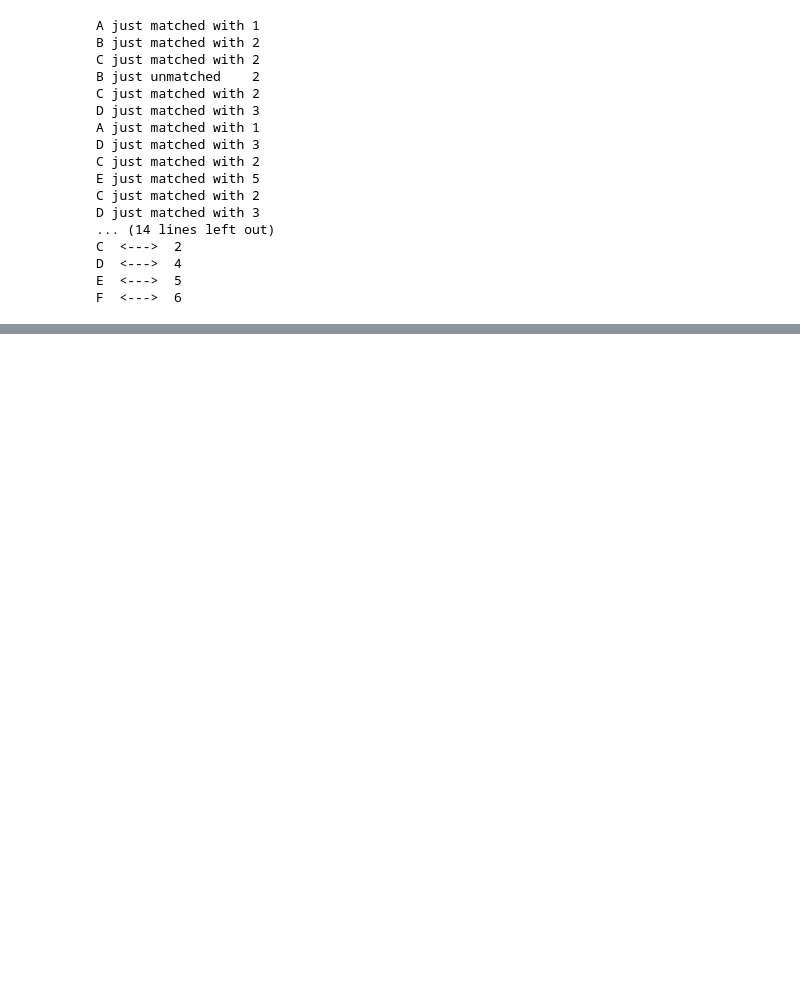
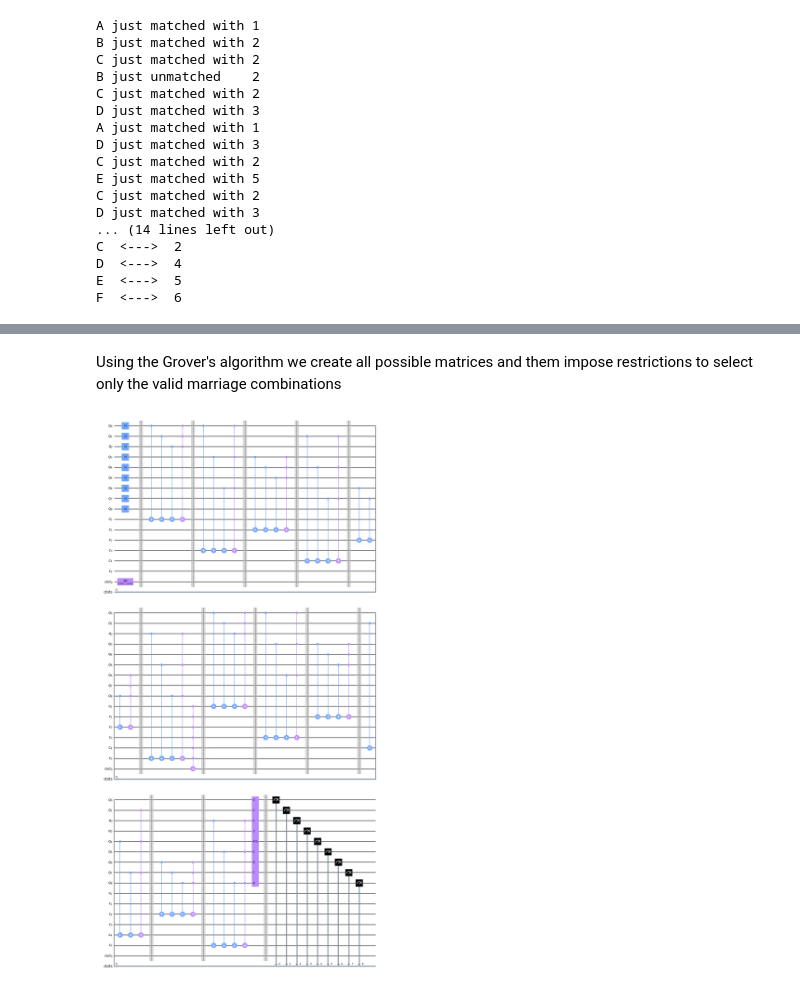
Before and after one commit to guipleite/SMP-Qiskit, a Jupyter notebook: stable-marriage-problem.ipynb, the cells around one changed output, grey strips where cells are left out. Saved outputs shown, nothing was run; the diff lists cells and outputs as text; code cells hidden in the pictures; blank space fills up the shorter version.

```diff
--- a/stable-marriage-problem.ipynb
+++ b/stable-marriage-problem.ipynb
@@ -185,0 +205,16 @@ F  <--->  6
+# %%
+def only_1_in_row(qc,s,n,sc):
+
+    for i in range(s,s+n):
+        qc.cx(i,sc)
+
+    qc.mct([x for x in range(s,s+n)],[sc])
+
+def only_1_in_col(qc,s,n,sc):
+
+    for i in range(s,s+((n-1)*n)+1,n):
+        qc.cx(i,sc)
+
+    qc.mct([x for x in range(s,s+((n-1)*n)+1,n)],[sc])
+# %% [markdown]
+Using the Grover's algorithm we create all possible matrices and them impose restrictions to select only the valid marriage combinations
@@ -185,0 +244,40 @@ F  <--->  6
+# %%
+q = QuantumRegister(9,name='q')
+cb = QuantumRegister(6, name='c')
+output_qubit = QuantumRegister(1, name='out')
+cbits = ClassicalRegister(9, name='cbits')
+qc = QuantumCircuit(q, cb, output_qubit, cbits)
+
+qc.h([0,1,2,3,4,5,6,7,8])
+qc.initialize([1, -1]/np.sqrt(2), [15])
+qc.barrier()
+only_1_in_row(qc,0,3,9)
+qc.barrier()
+only_1_in_col(qc,0,3,12)
+qc.barrier()
+only_1_in_row(qc,3,3,10)
+qc.barrier()
+only_1_in_col(qc,1,3,13)
+qc.barrier()
+only_1_in_row(qc,6,3,11)
+qc.barrier()
+only_1_in_col(qc,2,3,14)
+qc.mct([9,10,11,12,13,14],[15])
+qc.barrier()
+only_1_in_row(qc,0,3,9)
+qc.barrier()
+only_1_in_col(qc,0,3,12)
+qc.barrier()
+only_1_in_row(qc,3,3,10)
+qc.barrier()
+only_1_in_col(qc,1,3,13)
+qc.barrier()
+only_1_in_row(qc,6,3,11)
+qc.barrier()
+only_1_in_col(qc,2,3,14)
+qc.append(diffuser(9), [0,1,2,3,4,5,6,7,8])
+qc.barrier()
+qc.measure(q, cbits)
+qc.draw()
+# %% [output]
+[figure, added]
```
Also changed, not shown: parts of 17 cells of this notebook, 2 other files.
